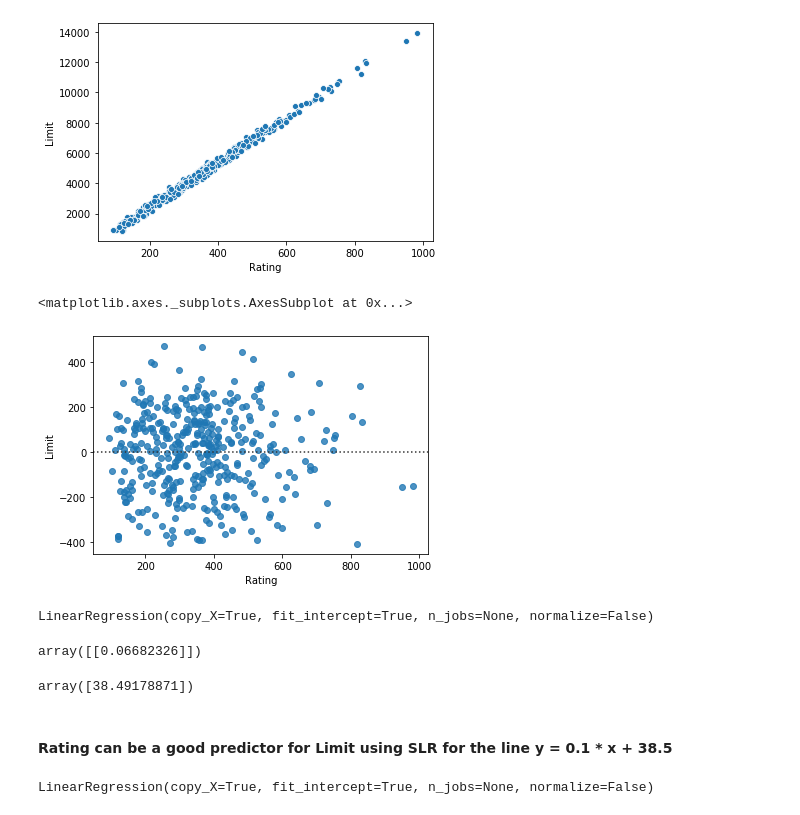
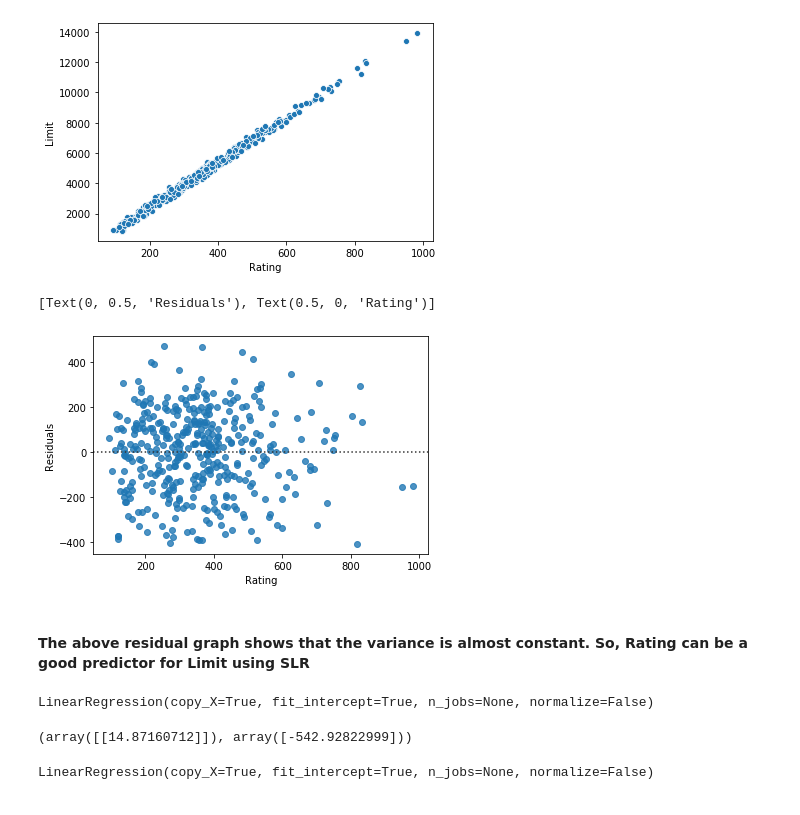
Before and after one commit to USF-CS-663-Spring-2020/lab-05-regression-radhaprashanthi, a Jupyter notebook: Credit.ipynb, the cells around one changed output. Saved outputs shown, nothing was run; the diff lists cells and outputs as text; code cells hidden in the pictures.

```diff
--- a/Credit.ipynb
+++ b/Credit.ipynb
@@ -90,10 +86,13 @@ sns.scatterplot(x='Rating', y='Limit', data=df)
 <matplotlib.axes._subplots.AxesSubplot at 0x...>
 [figure]
 # %%
-sns.residplot('Rating', 'Limit', data=df)
+ax = sns.residplot('Rating', 'Limit', data=df)
+ax.set(xlabel='Rating', ylabel='Residuals')
 # %% [output]
-<matplotlib.axes._subplots.AxesSubplot at 0x...>
+[Text(0, 0.5, 'Residuals'), Text(0.5, 0, 'Rating')]
-[figure, old version]
+[figure, new version]
+# %% [markdown]
+#### The above residual graph shows that the variance is almost constant. So, Rating can be a good predictor for Limit using SLR
 # %%
 from sklearn.linear_model import LinearRegression
 
@@ -102,15 +101,9 @@ lin_reg.fit(df[['Limit']], df[['Rating']])
 # %% [output]
 LinearRegression(copy_X=True, fit_intercept=True, n_jobs=None, normalize=False)
 # %%
-lin_reg.coef_
+lin_reg.coef_, lin_reg.intercept_
 # %% [output]
-array([[0.06682326]])
+(array([[14.87160712]]), array([-542.92822999]))
-# %%
-lin_reg.intercept_
-# %% [output]
-array([38.49178871])
-# %% [markdown]
-#### Rating can be a good predictor for Limit using SLR for the line y = 0.1 * x + 38.5
 # %%
 from sklearn.model_selection import train_test_split
 
```
Also changed, not shown: parts of 39 cells of this notebook.
